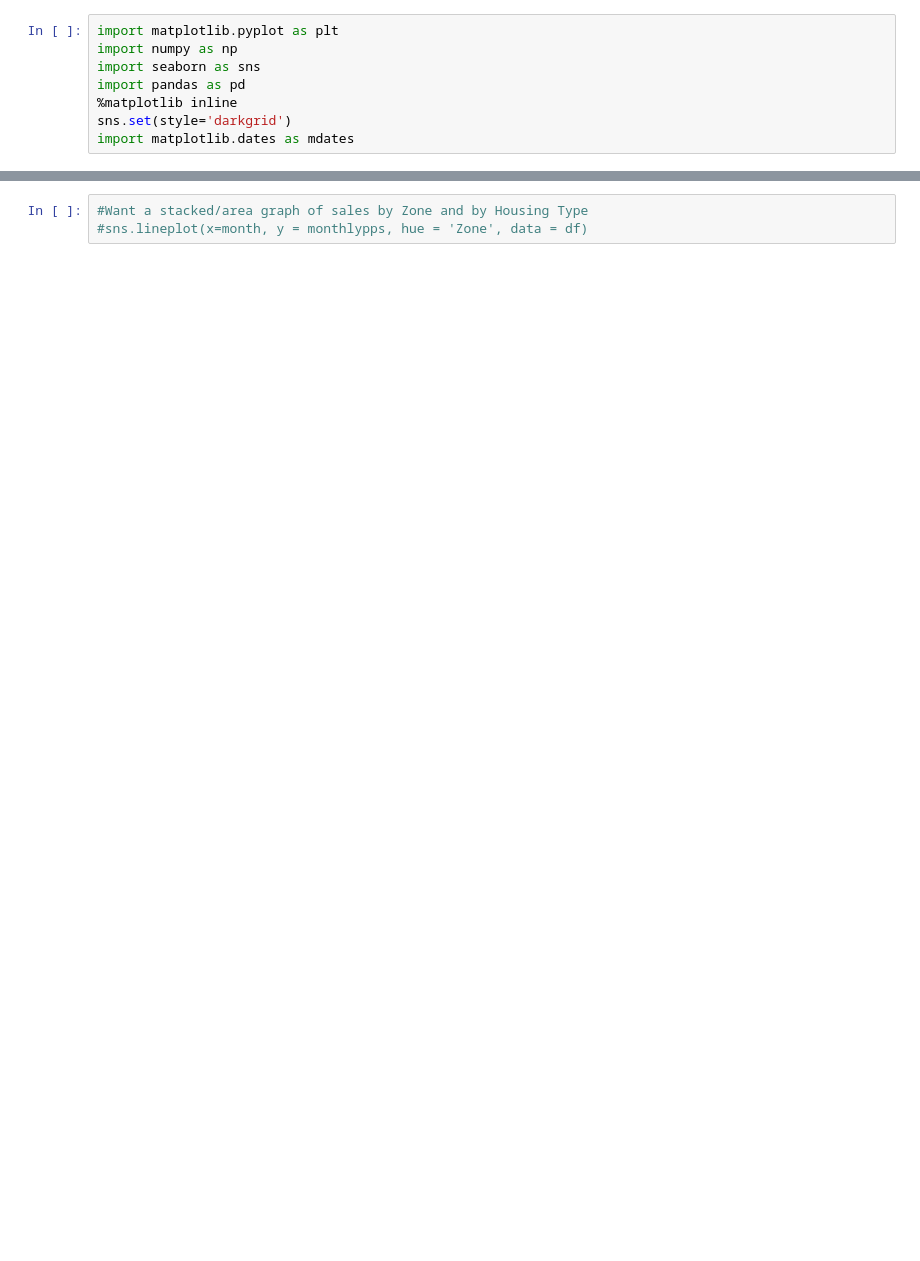
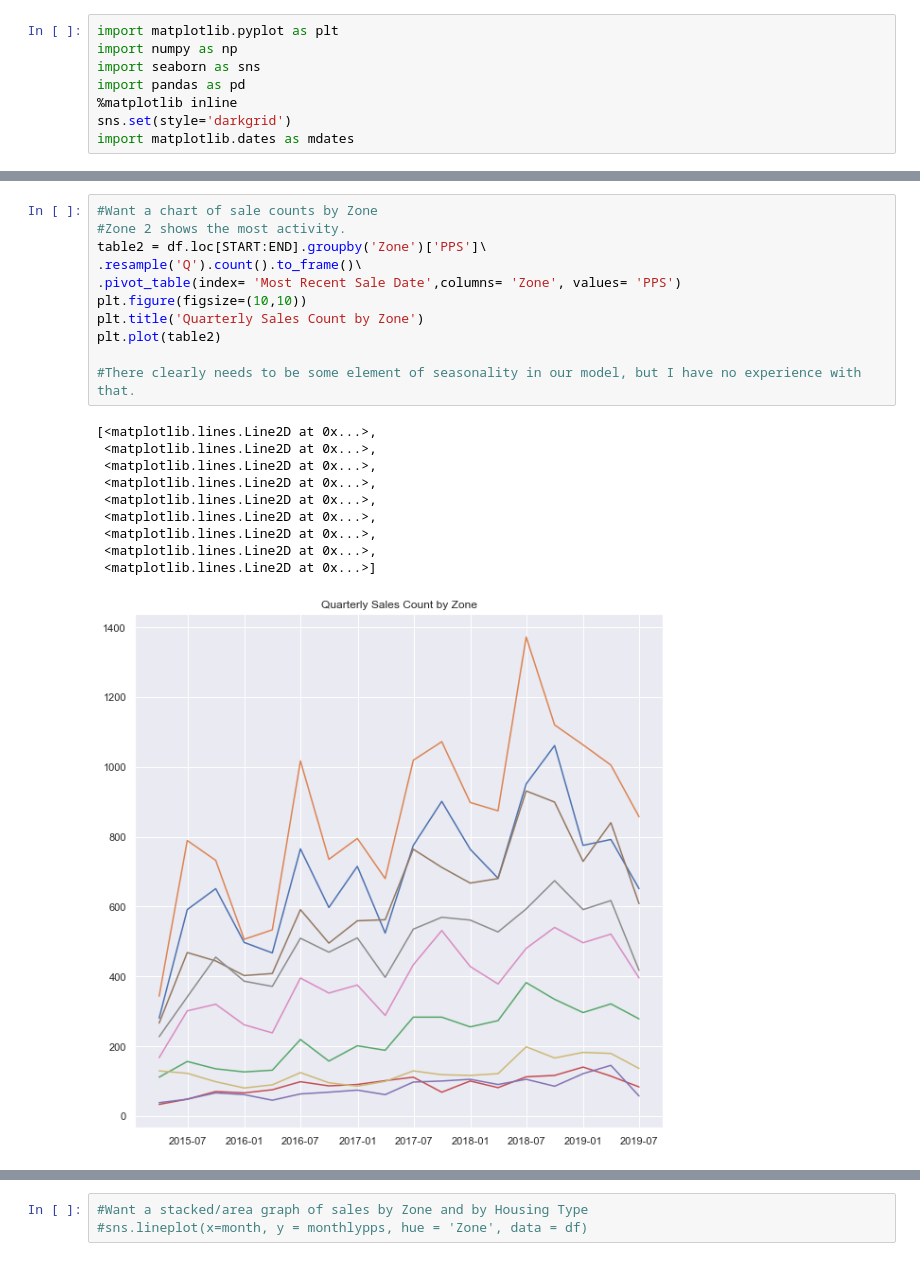
Before and after one commit to drewlehe/Nashville, a Jupyter notebook: TimeSeries.ipynb, the cells around one changed output, grey strips where cells are left out. Saved outputs shown, nothing was run; the diff lists cells and outputs as text; blank space fills up the shorter version.

```diff
--- a/TimeSeries.ipynb
+++ b/TimeSeries.ipynb
@@ -54,2 +71,24 @@ monthly.head()
+# %%
+#Want a chart of sale counts by Zone
+#Zone 2 shows the most activity.
+table2 = df.loc[START:END].groupby('Zone')['PPS']\
+.resample('Q').count().to_frame()\
+.pivot_table(index= 'Most Recent Sale Date',columns= 'Zone', values= 'PPS')
+plt.figure(figsize=(10,10))
+plt.title('Quarterly Sales Count by Zone')
+plt.plot(table2)
+
+#There clearly needs to be some element of seasonality in our model, but I have no experience with that.
+# %% [output]
+[<matplotlib.lines.Line2D at 0x...>,
+ <matplotlib.lines.Line2D at 0x...>,
+ <matplotlib.lines.Line2D at 0x...>,
+ <matplotlib.lines.Line2D at 0x...>,
+ <matplotlib.lines.Line2D at 0x...>,
+ <matplotlib.lines.Line2D at 0x...>,
+ <matplotlib.lines.Line2D at 0x...>,
+ <matplotlib.lines.Line2D at 0x...>,
+ <matplotlib.lines.Line2D at 0x...>]
+[figure, added]
 # %%
 fig, ax = plt.subplots(figsize=(10,10))
```
Also changed, not shown: parts of 26 cells of this notebook.
